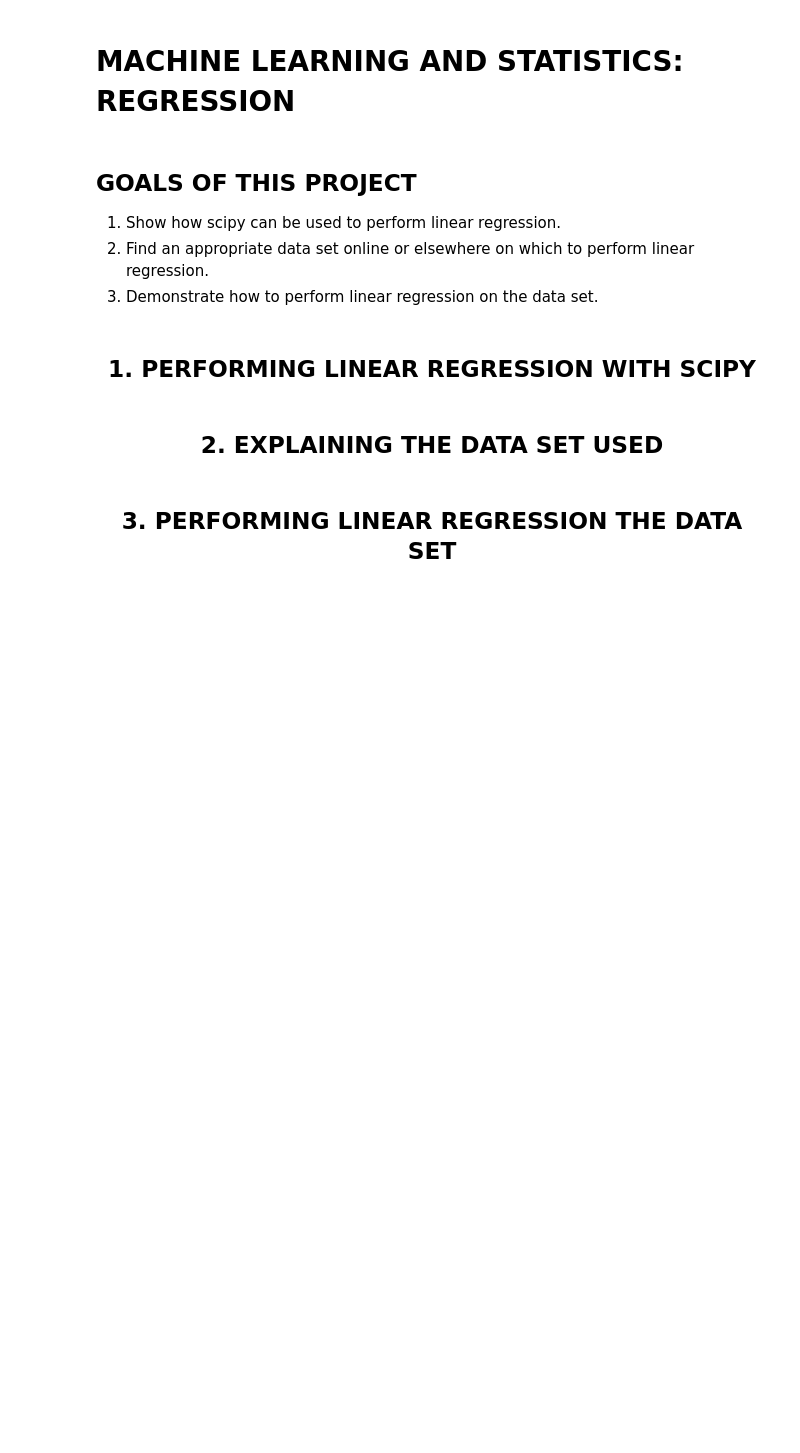
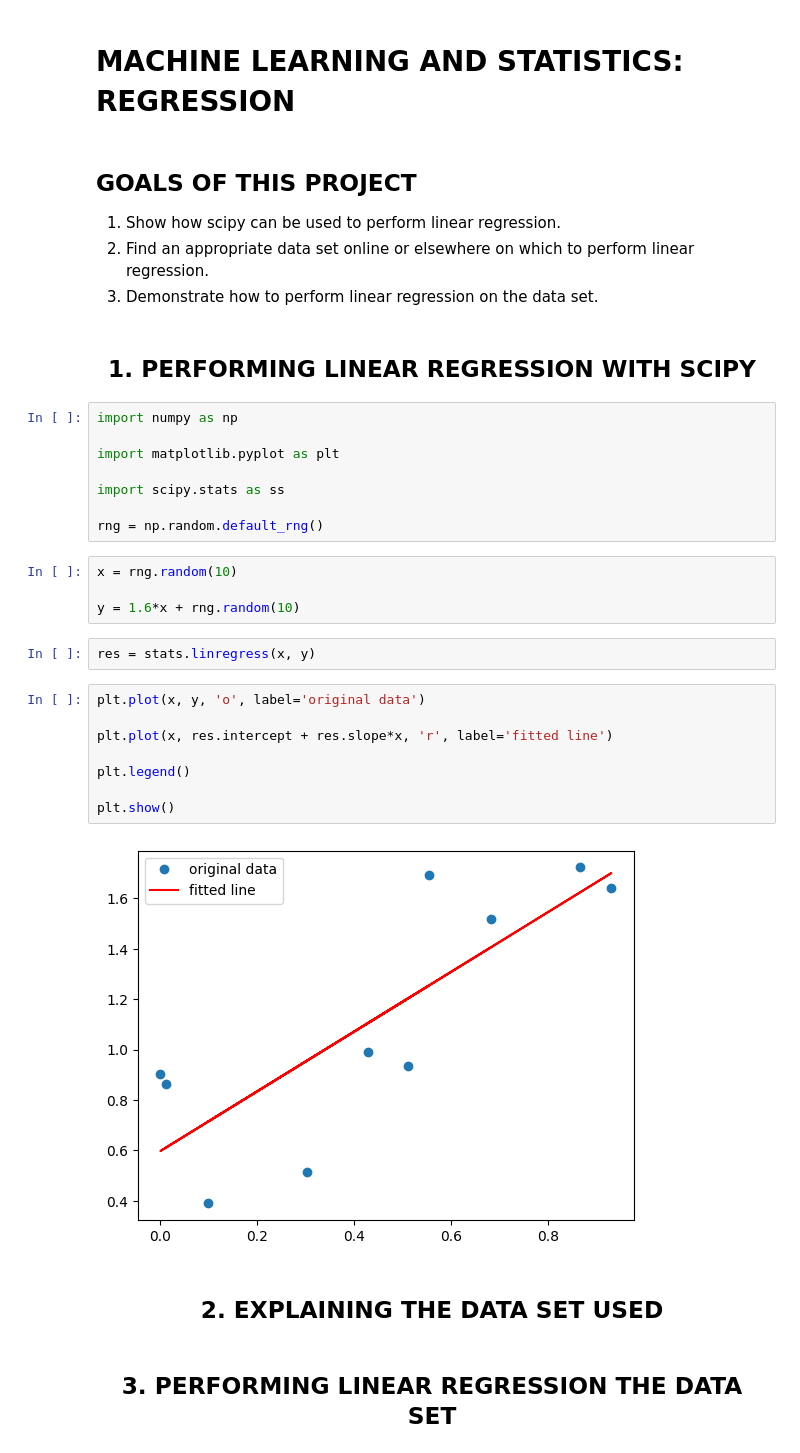
Before and after one commit to StephenCaulfield/MLAS-Autumn-Stephen-Caulfield, a Jupyter notebook: regression.ipynb, the cells around one changed output. Saved outputs shown, nothing was run; the diff lists cells and outputs as text; blank space fills up the shorter version.

```diff
--- a/regression.ipynb
+++ b/regression.ipynb
@@ -12,6 +12,30 @@ perform linear regression.
 </ol>
 # %% [markdown]
 <h2 align = "center">1. PERFORMING LINEAR REGRESSION WITH SCIPY</h2>
+# %%
+import numpy as np
+
+import matplotlib.pyplot as plt
+
+import scipy.stats as ss
+
+rng = np.random.default_rng()
+# %%
+x = rng.random(10)
+
+y = 1.6*x + rng.random(10)
+# %%
+res = stats.linregress(x, y)
+# %%
+plt.plot(x, y, 'o', label='original data')
+
+plt.plot(x, res.intercept + res.slope*x, 'r', label='fitted line')
+
+plt.legend()
+
+plt.show()
+# %% [output]
+[figure, added]
 # %% [markdown]
 <h2 align = "center">2. EXPLAINING THE DATA SET USED</h2>
 # %% [markdown]
```
Also changed, not shown: 2 other files.
